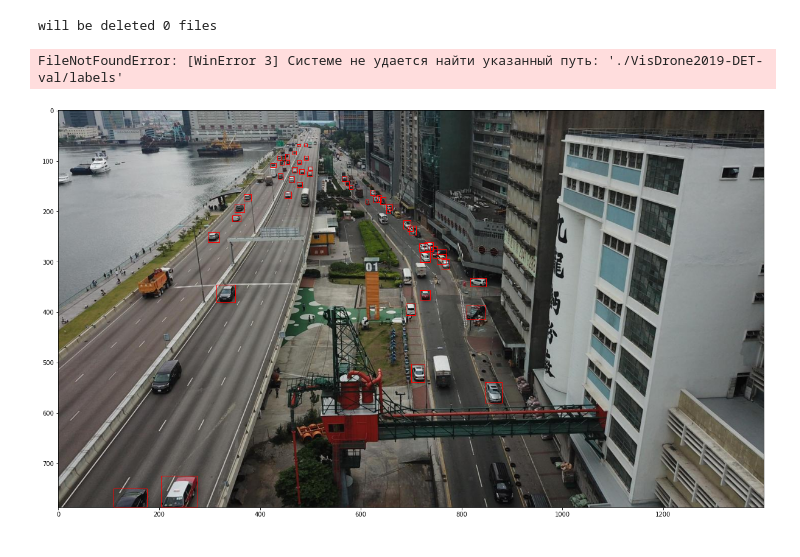
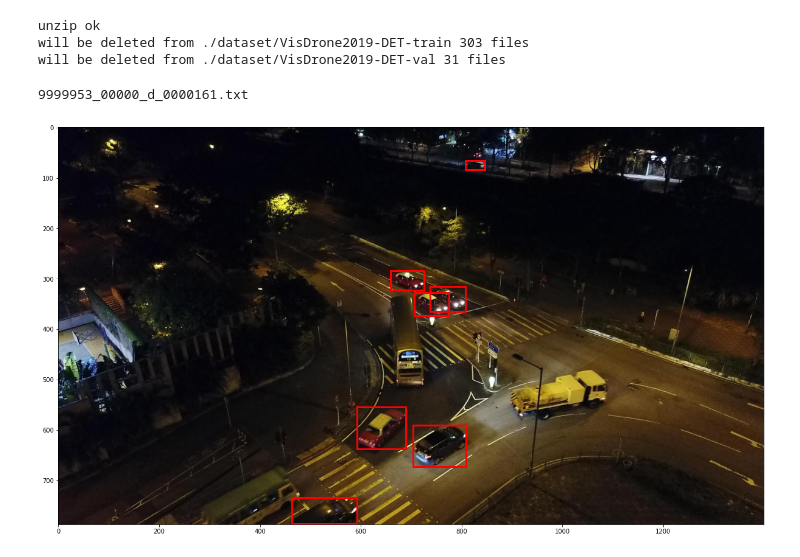
Before and after one commit to AntoxaZ18/car-visdrone, a Jupyter notebook: train.ipynb, the cells around one changed output. Drawn from its saved outputs; the diff is of its cells as text; code cells hidden in the pictures.

```diff
--- a/train.ipynb
+++ b/train.ipynb
@@ -270,67 +5,57 @@ visdrone2yolo('./VisDrone2019-DET-val', classes=('4', ))
-# %%
-from concurrent.futures import ThreadPoolExecutor, wait, ALL_COMPLETED
-
-
-def unlink_unused_files(path: str):
-    labels = set([s.split('.')[0] for s in os.listdir(f'{path}/labels')])
-    images = set([s.split('.')[0] for s in os.listdir(f'{path}/images')])
-
-    delta = images - labels
-
-    print(f'will be deleted {len(delta)} files')
-
-    def delete_image(file_name):
-        print(f'{path}/{file_name}.jpg')
-        os.unlink(f'{path}/images/{file_name}.jpg')
-
-    with ThreadPoolExecutor() as executor:
-        futures = [executor.submit(delete_image, file) for file in delta]
-        wait(futures, timeout=None, return_when=ALL_COMPLETED)
-
-unlink_unused_files('./VisDrone2019-DET-train')
-unlink_unused_files('./VisDrone2019-DET-val')
-# %% [output]
-will be deleted 0 files
-FileNotFoundError: [WinError 3] Системе не удается найти указанный путь: './VisDrone2019-DET-val/labels'
+# %%
+#prepare dataset
+from dataset_prepare import dataset_convert
+
+dataset_path = './dataset'  #куда распаковать архивы
+
+classes_map = {'4': '0'}
+dataset_convert(dataset_path, classes=classes_map)
+# %% [output]
+unzip ok
+will be deleted from ./dataset/VisDrone2019-DET-train 303 files
+will be deleted from ./dataset/VisDrone2019-DET-val 31 files
 # %%
 def show_random_image(path, fig_size = (24, 12)):
     import matplotlib.pyplot as plt
     import matplotlib.patches as patches
     import random
+    import os
 
     def yolo_to_bbox(yolo_detection, image_width, image_height):
         class_id, x_center, y_center, width, height = yolo_detection
         x_min = (x_center - width / 2) * image_width
         y_min = (y_center - height / 2) * image_height
         x_max = (x_center + width / 2) * image_width
         y_max = (y_center + height / 2) * image_height
         return int(x_min), int(y_min), int(x_max), int(y_max), class_id
 
     labels = os.listdir(f'{path}/labels')
 
     label = random.choice(labels)
 
-    image = plt.imread(f'{path}/images/{label.split(".")[0] }.jpg') #open image
-    img_classes = open(f'{path}/labels/{label}', 'r').readlines()   #open labels on image
+    print(label)
+
+    image = plt.imread(f'{path}/images/{label.split(".")[0] }.jpg')
+    img_classes = open(f'{path}/labels/{label}', 'r').readlines()
     img_classes = [s.split() for s in img_classes]
     fig, ax = plt.subplots(figsize=fig_size)
-
 
     yolo_labels = []
 
     for label in img_classes:
         img_class, *coords =  label
         yolo_labels.append([img_class, *[float(i) for i in coords]])
 
     #paint rectangles over image
     for label in yolo_labels:
         x_min, y_min, x_max, y_max, class_id = yolo_to_bbox(label, image.shape[1], image.shape[0])
         rect = patches.Rectangle((x_min, y_min), x_max - x_min, y_max - y_min,
-                                linewidth=1, edgecolor='r', facecolor='none')
+                                linewidth=3, edgecolor='r', facecolor='none')
         ax.add_patch(rect)
 
     ax.imshow(image)
 
-show_random_image('./VisDrone2019-DET-train')
+show_random_image(f'{dataset_path}/VisDrone2019-DET-train')
 # %% [output]
+9999953_00000_d_0000161.txt
-[figure, old version]
+[figure, new version]
```
Also changed, not shown: parts of 8 cells of this notebook, 9 other files.
